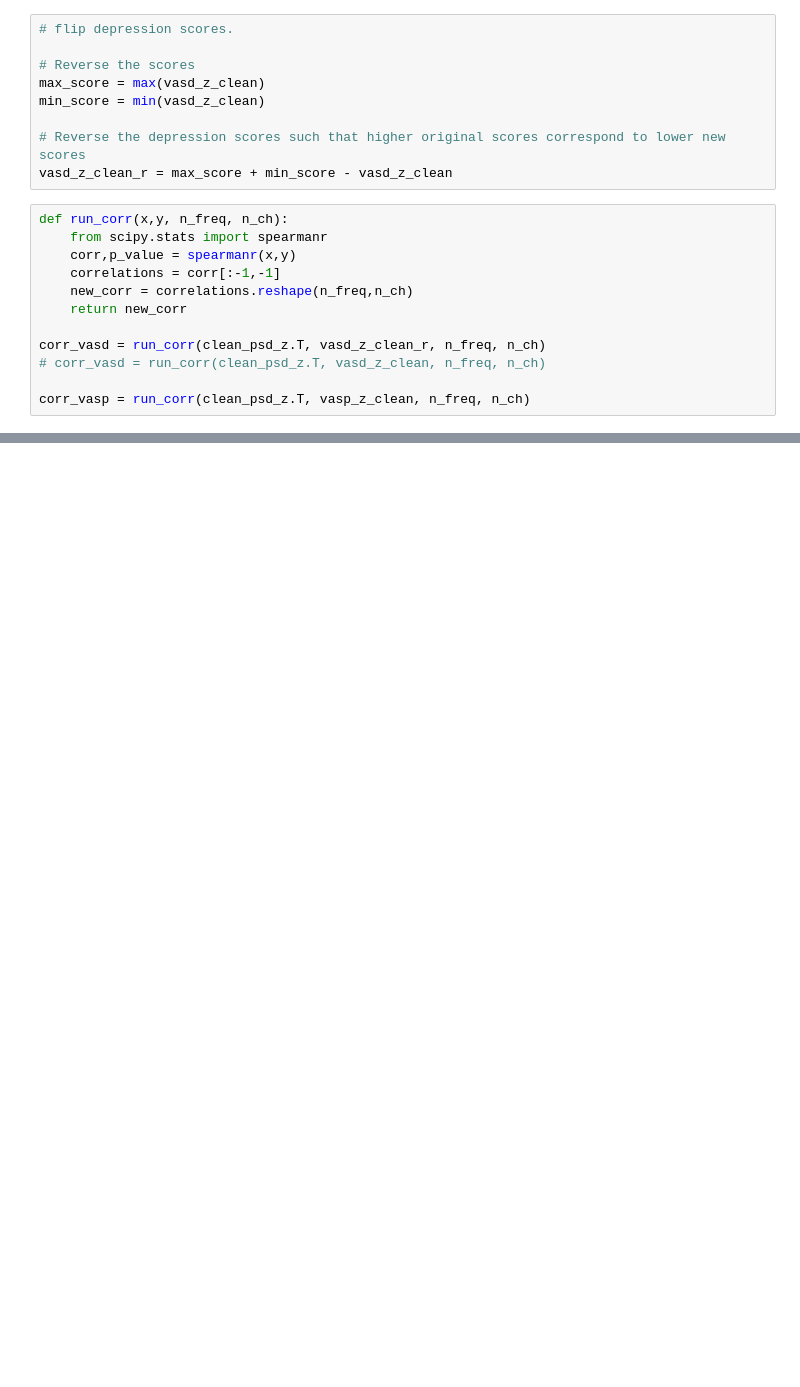
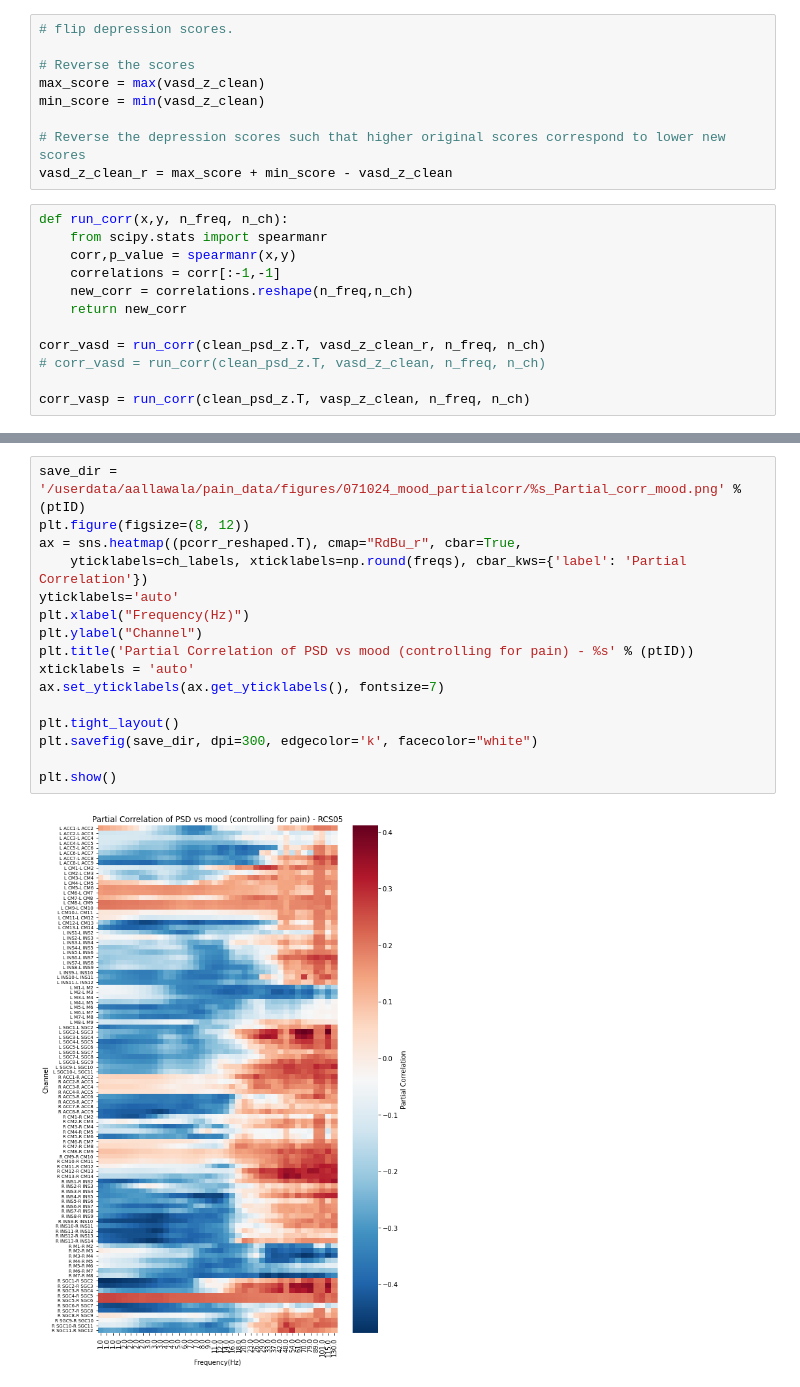
Before and after one commit to anushaballawala/chronicpain_stage0, a Jupyter notebook: mood_BM_corr.ipynb, the cells around one changed output, grey strips where cells are left out. Drawn from its saved outputs; the diff is of its cells as text; blank space fills up the shorter version.

```diff
--- a/mood_BM_corr.ipynb
+++ b/mood_BM_corr.ipynb
@@ -324,0 +318,18 @@ Partial correlation coefficients between X and Y controlling for Z using regress
+# %%
+save_dir = '/userdata/aallawala/pain_data/figures/071024_mood_partialcorr/%s_Partial_corr_mood.png' % (ptID)
+plt.figure(figsize=(8, 12))
+ax = sns.heatmap((pcorr_reshaped.T), cmap="RdBu_r", cbar=True,
+    yticklabels=ch_labels, xticklabels=np.round(freqs), cbar_kws={'label': 'Partial Correlation'})
+yticklabels='auto'
+plt.xlabel("Frequency(Hz)")
+plt.ylabel("Channel")
+plt.title('Partial Correlation of PSD vs mood (controlling for pain) - %s' % (ptID))
+xticklabels = 'auto'
+ax.set_yticklabels(ax.get_yticklabels(), fontsize=7)
+
+plt.tight_layout()
+plt.savefig(save_dir, dpi=300, edgecolor='k', facecolor="white")
+
+plt.show()
+# %% [output]
+[figure, added]
```
Also changed, not shown: parts of 13 cells of this notebook, 1 other file.
